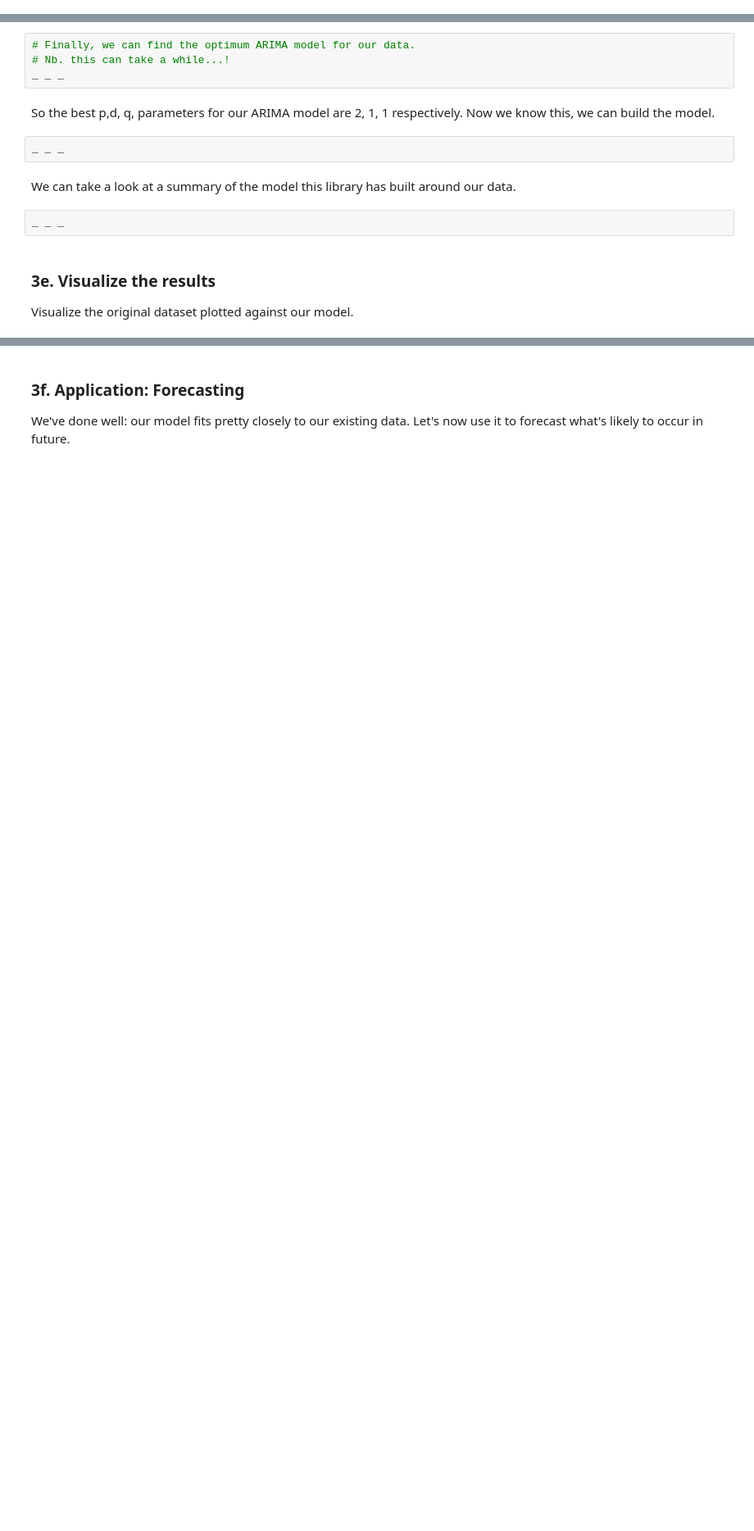
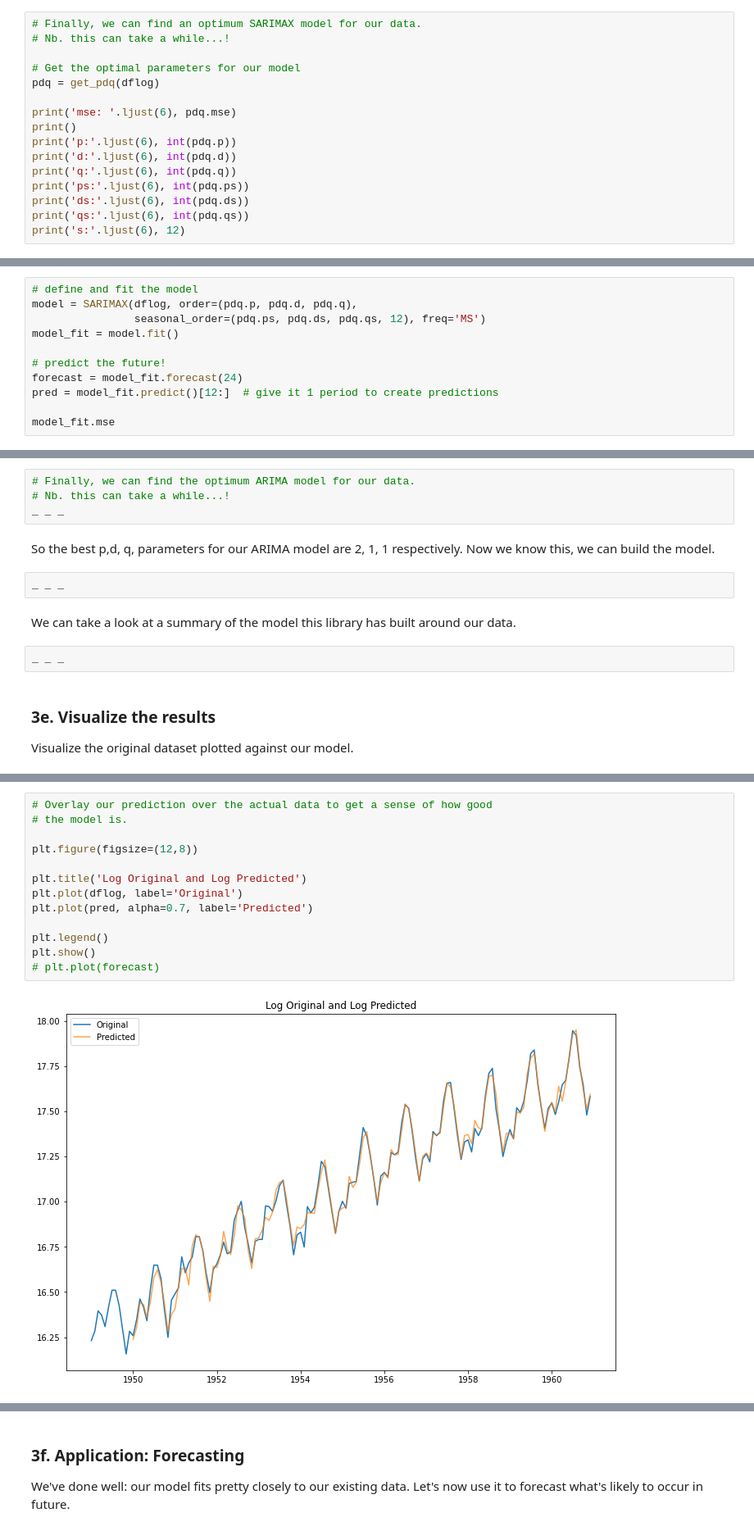
Before and after one commit to MaryamNzr/Cowboys-CigrettesCaseStudy, a Jupyter notebook: Cowboy Cigarettes Case Study - Tier 3.ipynb, the cells around one changed output, grey strips where cells are left out. Shown: that part at 82% size. Drawn from its saved outputs; the diff is of its cells as text; blank space fills up the shorter version.

Commit message:
adding the model

```diff
--- a/Cowboy Cigarettes Case Study - Tier 3.ipynb
+++ b/Cowboy Cigarettes Case Study - Tier 3.ipynb
@@ -631,0 +682,16 @@ _ _ _
+# %%
+# Finally, we can find an optimum SARIMAX model for our data.
+# Nb. this can take a while...!
+
+# Get the optimal parameters for our model
+pdq = get_pdq(dflog)
+
+print('mse: '.ljust(6), pdq.mse)
+print()
+print('p:'.ljust(6), int(pdq.p))
+print('d:'.ljust(6), int(pdq.d))
+print('q:'.ljust(6), int(pdq.q))
+print('ps:'.ljust(6), int(pdq.ps))
+print('ds:'.ljust(6), int(pdq.ds))
+print('qs:'.ljust(6), int(pdq.qs))
+print('s:'.ljust(6), 12)
@@ -631,0 +826,11 @@ _ _ _
+# %%
+# define and fit the model
+model = SARIMAX(dflog, order=(pdq.p, pdq.d, pdq.q),
+                seasonal_order=(pdq.ps, pdq.ds, pdq.qs, 12), freq='MS')
+model_fit = model.fit()
+
+# predict the future!
+forecast = model_fit.forecast(24)
+pred = model_fit.predict()[12:]  # give it 1 period to create predictions
+
+model_fit.mse
@@ -652,0 +912,15 @@ _ _ _
+# %%
+# Overlay our prediction over the actual data to get a sense of how good
+# the model is.
+
+plt.figure(figsize=(12,8))
+
+plt.title('Log Original and Log Predicted')
+plt.plot(dflog, label='Original')
+plt.plot(pred, alpha=0.7, label='Predicted')
+
+plt.legend()
+plt.show()
+# plt.plot(forecast)
+# %% [output]
+[figure, added]
```
Also changed, not shown: parts of 12 cells of this notebook.
